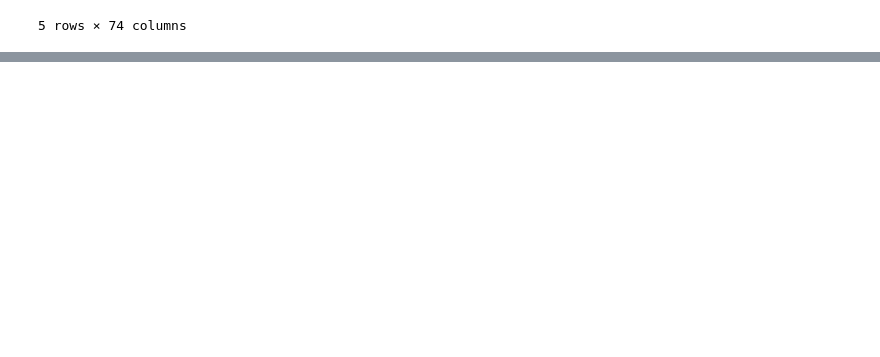
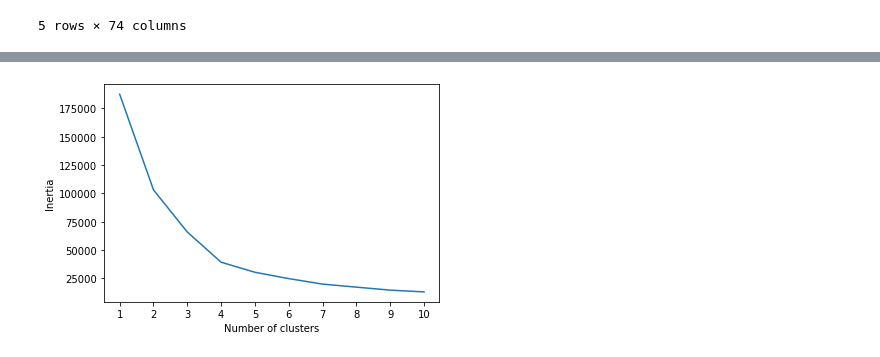
Before and after one commit to cekiorpes/unsupervised_learning-challenge, a Jupyter notebook: Cryptocurrency.ipynb, the cells around one changed output, grey strips where cells are left out. Saved outputs shown, nothing was run; the diff lists cells and outputs as text; code cells hidden in the pictures; blank space fills up the shorter version.

Commit message:
Applying elbow plot to tsne features data

```diff
--- a/Cryptocurrency.ipynb
+++ b/Cryptocurrency.ipynb
@@ -124,0 +127,21 @@ plt.show()
+# %%
+#Applying K-means elbow plot to find best number of clusters
+inertia = []
+k = [1,2,3,4,5,6,7,8,9,10]
+
+for i in k:
+    km = KMeans(n_clusters=i, random_state=42)
+    km.fit(tsne_features)
+    inertia.append(km.inertia_)
+
+# Define a DataFrame to plot the Elbow Curve using hvPlot
+elbow_data = {"k": k, "inertia": inertia}
+df_elbow = pd.DataFrame(elbow_data)
+
+plt.plot(df_elbow['k'], df_elbow['inertia'])
+plt.xticks(range(1,11))
+plt.xlabel('Number of clusters')
+plt.ylabel('Inertia')
+plt.show()
+# %% [output]
+[figure, added]
```
Also changed, not shown: parts of 2 cells of this notebook.
